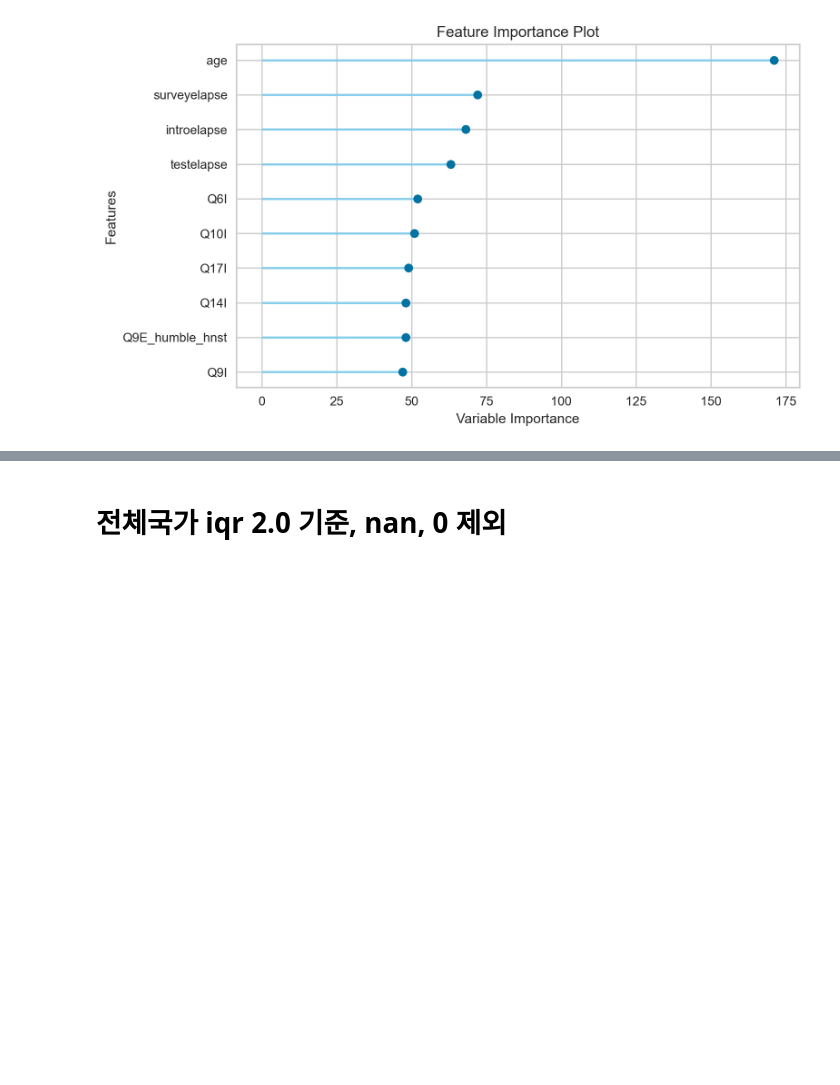
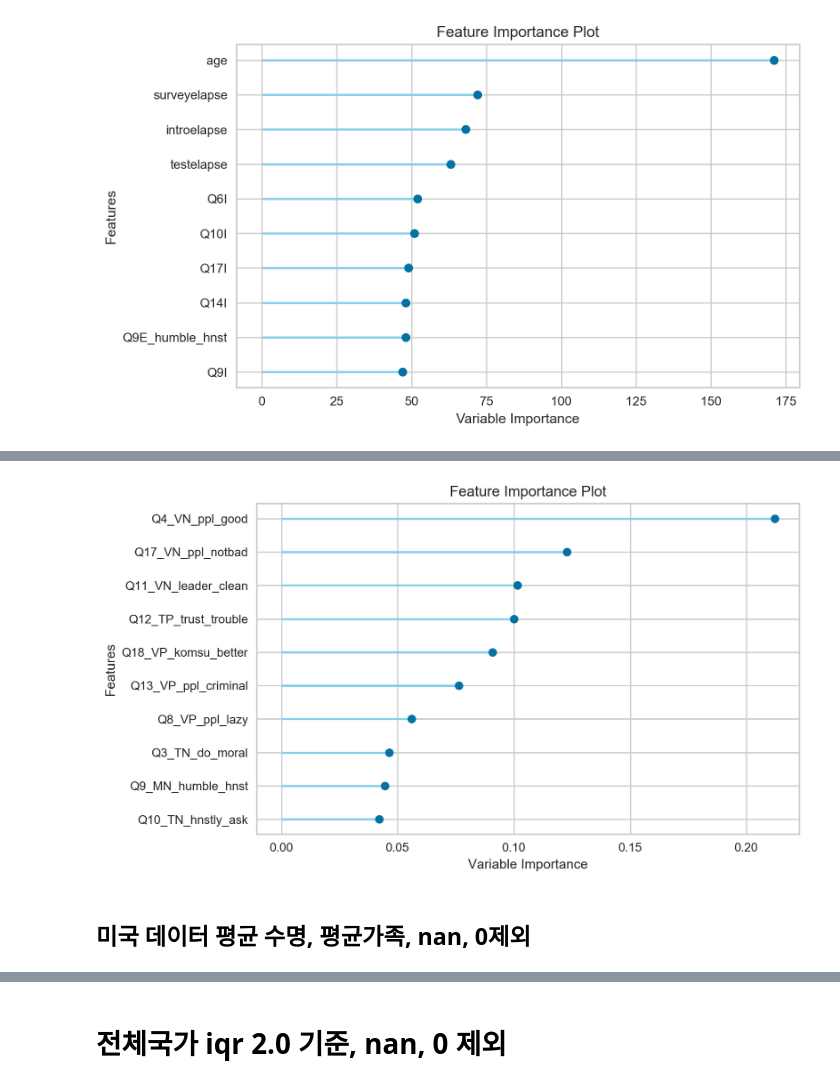
Before and after one commit to dss-14th/ml-repo-3, a Jupyter notebook: yong's/modeling_yong.ipynb, the cells around one changed output, grey strips where cells are left out. Saved outputs shown, nothing was run; the diff lists cells and outputs as text; code cells hidden in the pictures; blank space fills up the shorter version.

```diff
--- a/yong's/modeling_yong.ipynb
+++ b/yong's/modeling_yong.ipynb
@@ -593,0 +774,2 @@ plot_model(estimator = lightgbm, plot = 'feature')
+# %%
+lda=create_model("lda")
@@ -593,0 +790,6 @@ plot_model(estimator = lightgbm, plot = 'feature')
+# %%
+plot_model(estimator = lda, plot = 'feature')
+# %% [output]
+[figure, added]
+# %% [markdown]
+## 미국 데이터 평균 수명, 평균가족, nan, 0제외
```
Also changed, not shown: parts of 38 cells of this notebook, 4 other files.
